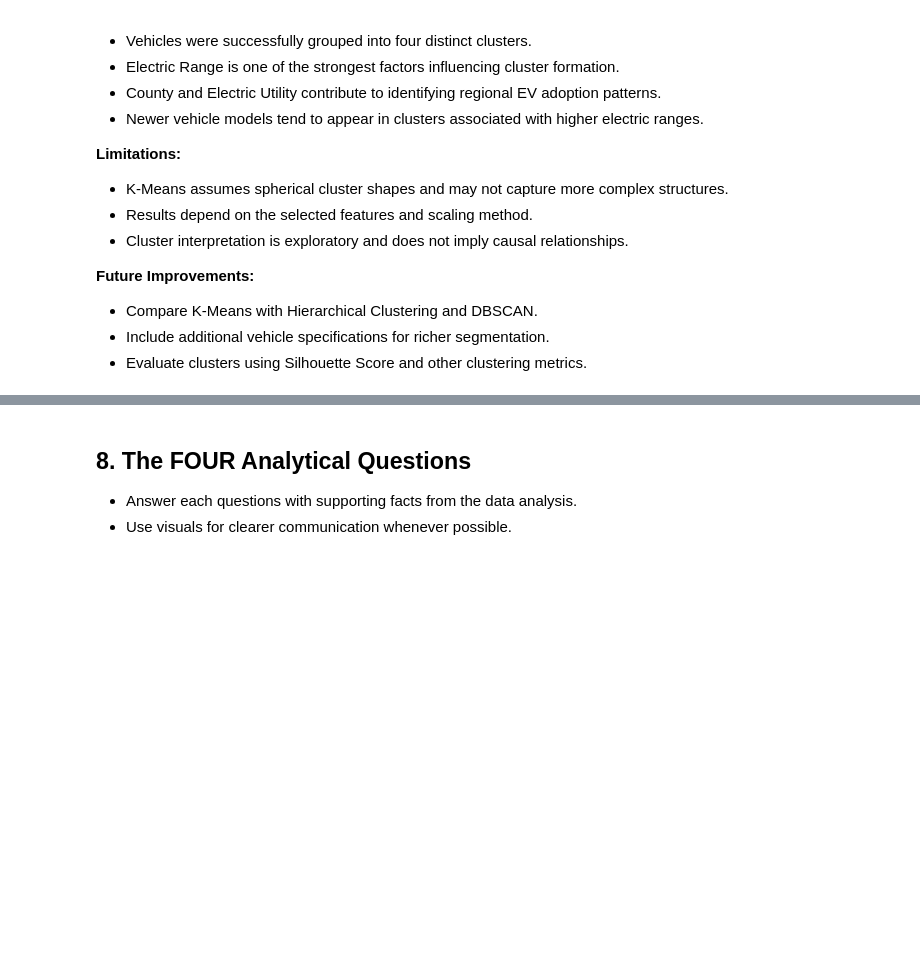
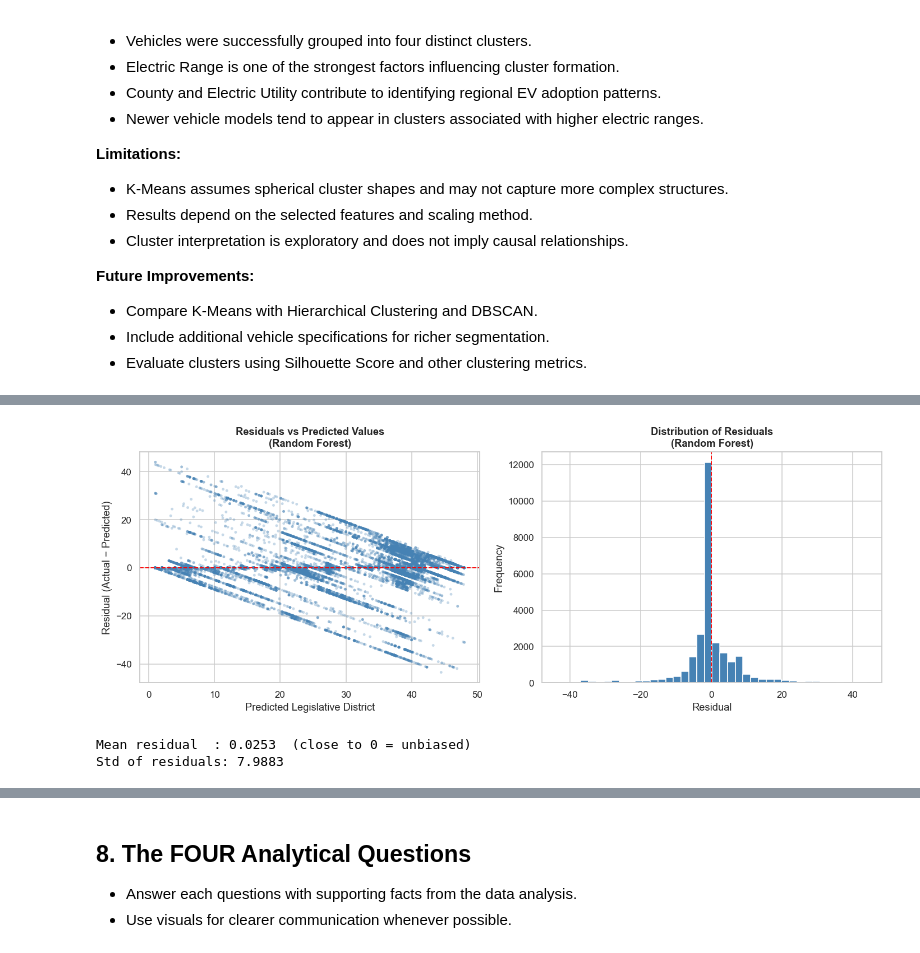
Before and after one commit to MrMinton/EV-Population, a Jupyter notebook: TTXL_GXX_Notebook.ipynb, the cells around one changed output, grey strips where cells are left out. Cells and saved outputs as stored; diff of their text form; code cells hidden in the pictures; blank space fills up the shorter version.

```diff
--- a/TTXL_GXX_Notebook.ipynb
+++ b/TTXL_GXX_Notebook.ipynb
@@ -636,0 +807,27 @@ The clustering results reveal meaningful EV segments across different geographic
+# %%
+residuals = y_test - y_pred_rf
+fig, axes = plt.subplots(1, 2, figsize=(13, 5))
+
+# Residuals vs Predicted
+axes[0].scatter(y_pred_rf, residuals, alpha=0.3, color='steelblue', edgecolors='none', s=10)
+axes[0].axhline(0, color='red', linewidth=1.2, linestyle='--')
+axes[0].set_xlabel('Predicted Legislative District')
+axes[0].set_ylabel('Residual (Actual − Predicted)')
+axes[0].set_title('Residuals vs Predicted Values\n(Random Forest)', fontweight='bold')
+
+# Histogram of residuals
+axes[1].hist(residuals, bins=40, color='steelblue', edgecolor='white')
+axes[1].axvline(0, color='red', linewidth=1.2, linestyle='--')
+axes[1].set_xlabel('Residual')
+axes[1].set_ylabel('Frequency')
+axes[1].set_title('Distribution of Residuals\n(Random Forest)', fontweight='bold')
+
+plt.tight_layout()
+plt.show()
+
+print(f"Mean residual  : {residuals.mean():.4f}  (close to 0 = unbiased)")
+print(f"Std of residuals: {residuals.std():.4f}")
+# %% [output]
+[figure, added]
+Mean residual  : 0.0253  (close to 0 = unbiased)
+Std of residuals: 7.9883
```
Also changed, not shown: parts of 19 cells of this notebook.
